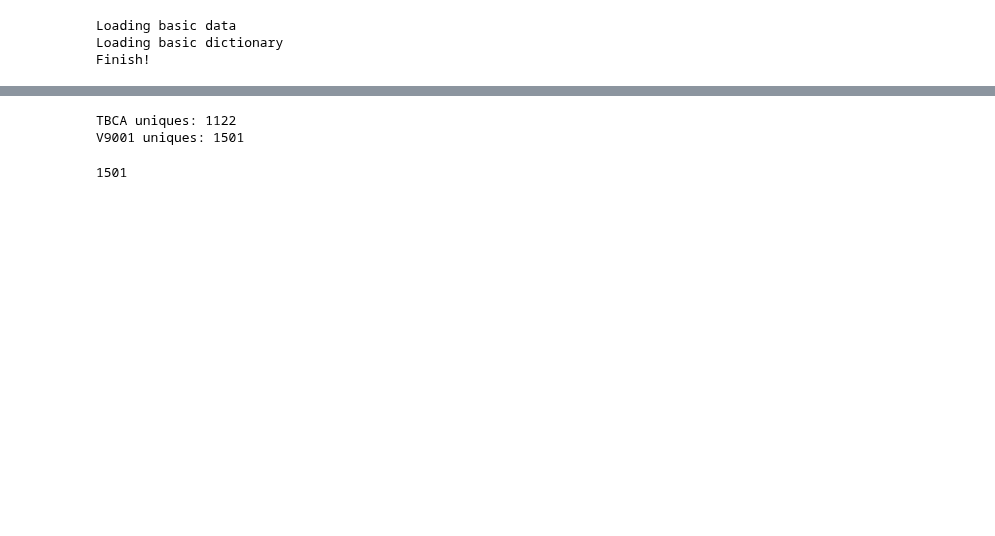
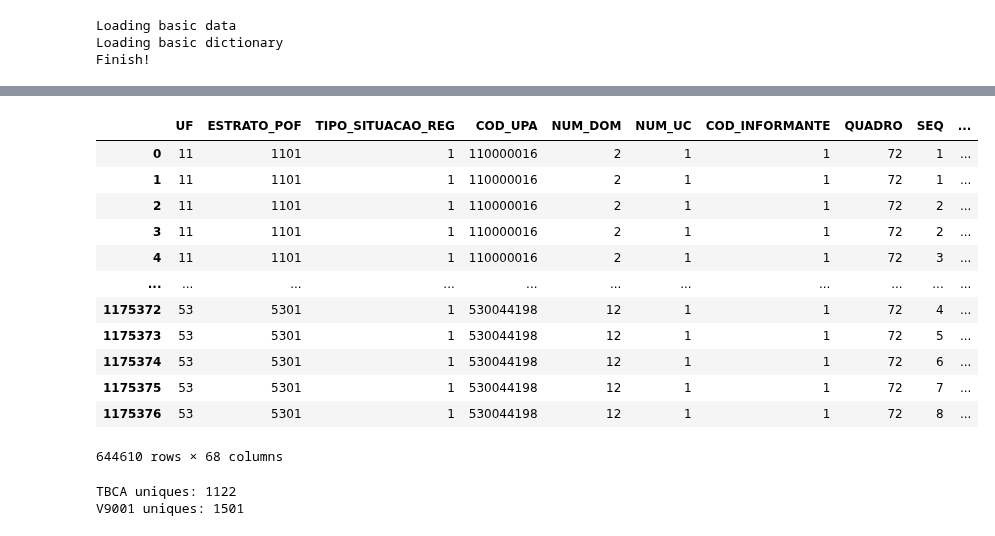
Before and after one commit to thalyson004/nutrition-study, a Jupyter notebook: notebooks/samples/018_add_pre_select_meal_into_search.ipynb, the cells around one changed output, grey strips where cells are left out. Cells and saved outputs as stored; diff of their text form; code cells hidden in the pictures; blank space fills up the shorter version.

```diff
--- a/notebooks/samples/018_add_pre_select_meal_into_search.ipynb
+++ b/notebooks/samples/018_add_pre_select_meal_into_search.ipynb
@@ -23,3 +56,23 @@ Finish!
+# %%
+from app.components.extract_data.extract_data import getDfConsumo
+
+dfConsumo = getDfConsumo()
+# %%
+dfConsumo
+# %% [output]
+|  | UF | ESTRATO_POF | TIPO_SITUACAO_REG | COD_UPA | NUM_DOM | NUM_UC | COD_INFORMANTE | QUADRO | SEQ | ... |
+| 0 | 11 | 1101 | 1 | 110000016 | 2 | 1 | 1 | 72 | 1 | ... |
+| 1 | 11 | 1101 | 1 | 110000016 | 2 | 1 | 1 | 72 | 1 | ... |
+| 2 | 11 | 1101 | 1 | 110000016 | 2 | 1 | 1 | 72 | 2 | ... |
+| 3 | 11 | 1101 | 1 | 110000016 | 2 | 1 | 1 | 72 | 2 | ... |
+| 4 | 11 | 1101 | 1 | 110000016 | 2 | 1 | 1 | 72 | 3 | ... |
+| ... | ... | ... | ... | ... | ... | ... | ... | ... | ... | ... |
+| 1175372 | 53 | 5301 | 1 | 530044198 | 12 | 1 | 1 | 72 | 4 | ... |
+| 1175373 | 53 | 5301 | 1 | 530044198 | 12 | 1 | 1 | 72 | 5 | ... |
+| 1175374 | 53 | 5301 | 1 | 530044198 | 12 | 1 | 1 | 72 | 6 | ... |
+| 1175375 | 53 | 5301 | 1 | 530044198 | 12 | 1 | 1 | 72 | 7 | ... |
+| 1175376 | 53 | 5301 | 1 | 530044198 | 12 | 1 | 1 | 72 | 8 | ... |
+644610 rows × 68 columns
 # %%
 dfConsumo = getDfConsumo()
 dictNutritionByMeal = getDictNutritionByMeal()
@@ -30,7 +83,3 @@ print(f"V9001 uniques: {len(set(dfConsumo['V9001'].to_list()))}")
 # %% [output]
 TBCA uniques: 1122
 V9001 uniques: 1501
-# %%
-print(len(list(map(int, set(dfConsumo['V9001'].to_list())))))
-# %% [output]
-1501
```
Also changed, not shown: parts of 16 cells of this notebook, 5 other files.
